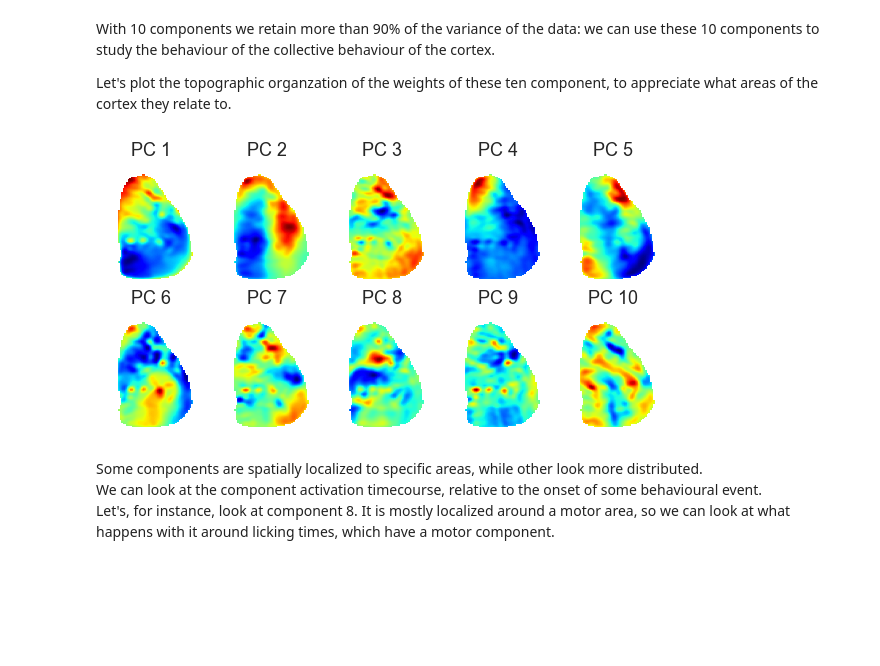
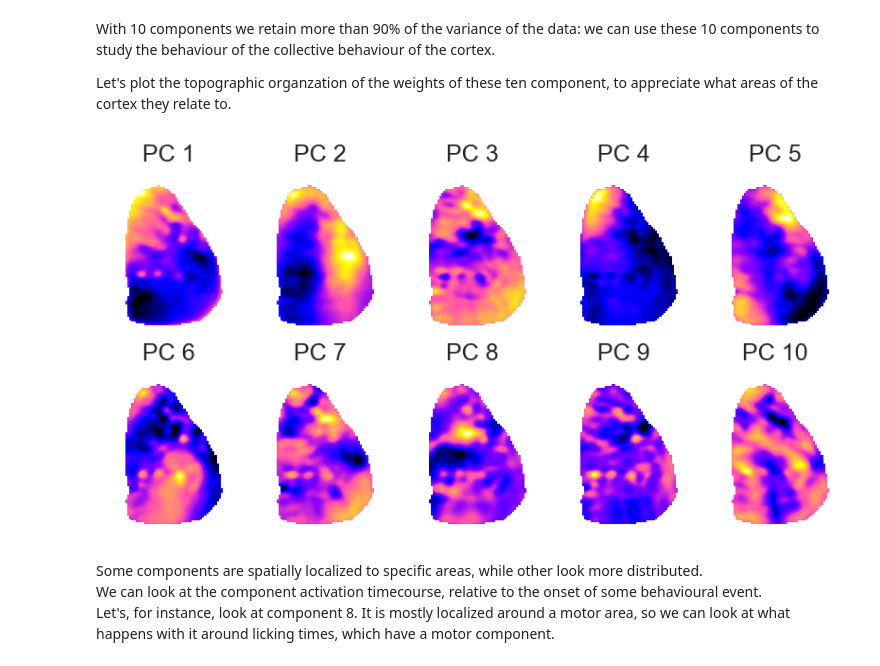
Before and after one commit to xamweil/population-methods, a Jupyter notebook: 01-dimensionality-reduction/dimensionality_reduction.ipynb, the cells around one changed output. Saved outputs shown, nothing was run; the diff lists cells and outputs as text; code cells hidden in the pictures; blank space fills up the shorter version.

```diff
--- a/01-dimensionality-reduction/dimensionality_reduction.ipynb
+++ b/01-dimensionality-reduction/dimensionality_reduction.ipynb
@@ -22,6 +22,7 @@ from sklearn.preprocessing import StandardScaler
 from sklearn.decomposition import PCA
 import matplotlib.pylab as plt
 import seaborn as sns
+from code.utils import download_data
+
 sns.set_theme(context='notebook',style='white',font_scale=1.5,
-              rc = {'axes.spines.top':False,'axes.spines.right':False,
-                     'image.cmap':plt.cm.jet})
+              rc = {'axes.spines.top':False,'axes.spines.right':False})
@@ -233,16 +237,16 @@ Let's plot the topographic organzation of the weights of these ten component, to
 # %%
 PCs = pca.components_[:10]
 
 plt.figure(figsize=(10,5))
 for i, pc in enumerate(PCs):
     plt.subplot(2,5,i+1)
     plt.title(f'PC {i+1}')
     reshaped_pc = np.full((h,w),np.nan)
     reshaped_pc[np.where(cortex_mask)] = pc
-    plt.imshow(reshaped_pc,aspect='auto')
+    plt.imshow(reshaped_pc,aspect='auto',cmap=plt.cm.gnuplot2)
     plt.axis('off')
 # %% [output]
-[figure, old version]
+[figure, new version]
 # %% [markdown]
 Some components are spatially localized to specific areas, while other look more distributed.
 We can look at the component activation timecourse, relative to the onset of some behavioural event.
```
Also changed, not shown: parts of 4 cells of this notebook, 13 other files.
